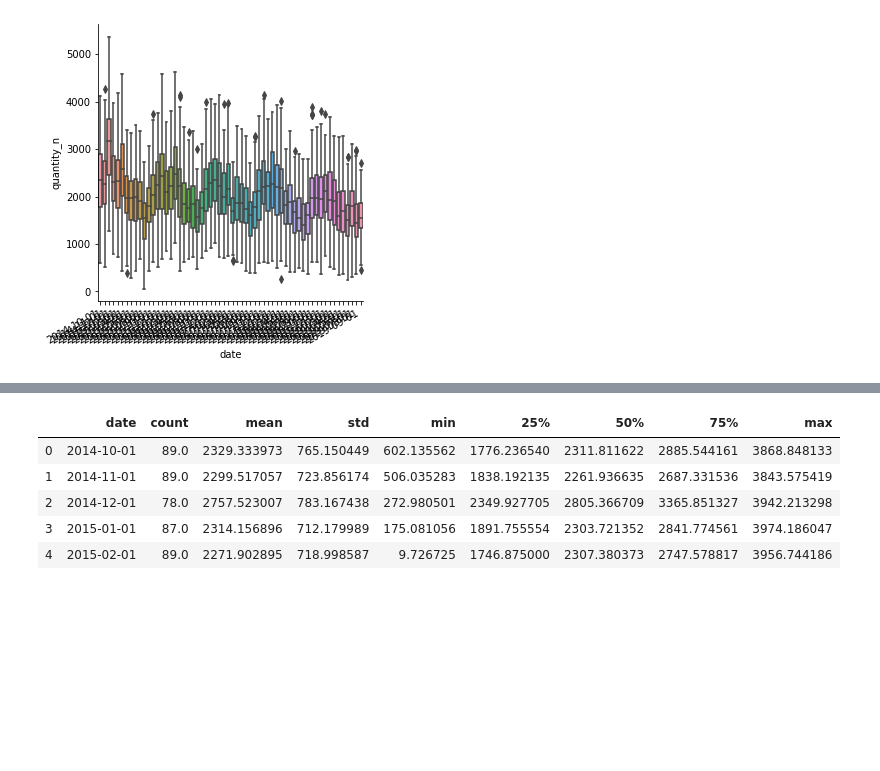
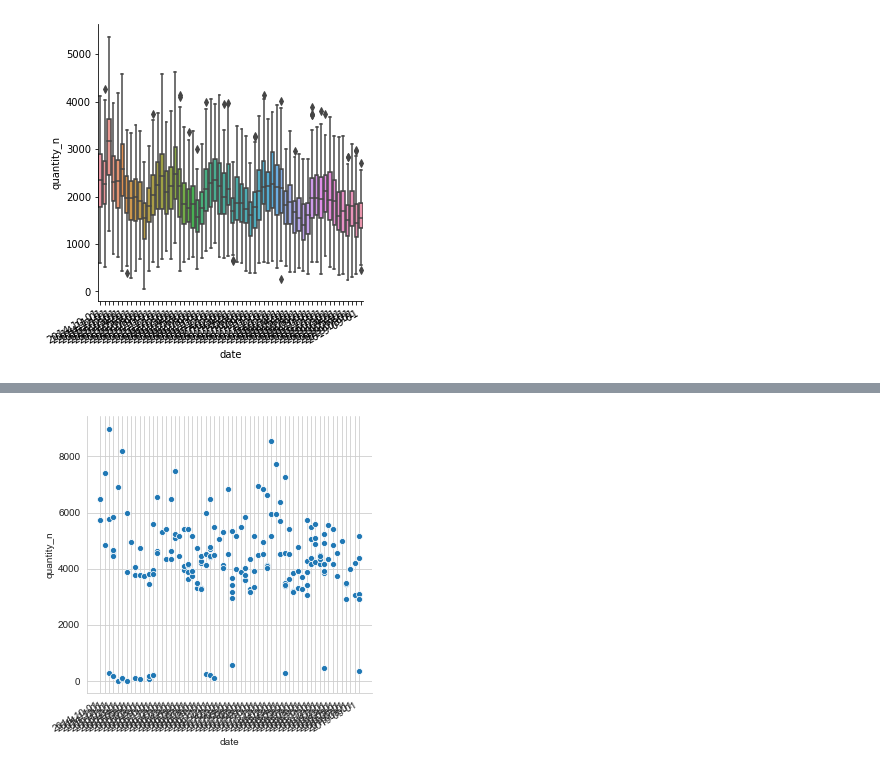
Before and after one commit to chrispyatt/parser, a Jupyter notebook: stats.ipynb, the cells around one changed output, grey strips where cells are left out. Cells and saved outputs as stored; diff of their text form; code cells hidden in the pictures; blank space fills up the shorter version.

```diff
--- a/stats.ipynb
+++ b/stats.ipynb
@@ -71,4 +111,8 @@ for sublist in outliers:
 # %%
 #making a dataframe with outlier values removed
 df1 = df[~df['quantity_n'].isin(out)]
-#print((df.shape, df1.shape))
+
+#making a dataframe of the outliers
+dfo = df[df['quantity_n'].isin(out)]
+
+#print(df.shape, df1.shape, dfo.shape)
@@ -112,10 +140,5 @@ g.fig.autofmt_xdate()
-# %%
-df1stats=df1.groupby('date')['quantity_n'].describe().reset_index()
-df1stats.head()
-# %% [output]
-|  | date | count | mean | std | min | 25% | 50% | 75% | max |
-| 0 | 2014-10-01 | 89.0 | 2329.333973 | 765.150449 | 602.135562 | 1776.236540 | 2311.811622 | 2885.544161 | 3868.848133 |
-| 1 | 2014-11-01 | 89.0 | 2299.517057 | 723.856174 | 506.035283 | 1838.192135 | 2261.936635 | 2687.331536 | 3843.575419 |
-| 2 | 2014-12-01 | 78.0 | 2757.523007 | 783.167438 | 272.980501 | 2349.927705 | 2805.366709 | 3365.851327 | 3942.213298 |
-| 3 | 2015-01-01 | 87.0 | 2314.156896 | 712.179989 | 175.081056 | 1891.755554 | 2303.721352 | 2841.774561 | 3974.186047 |
-| 4 | 2015-02-01 | 89.0 | 2271.902895 | 718.998587 | 9.726725 | 1746.875000 | 2307.380373 | 2747.578817 | 3956.744186 |
+# %%
+goutliers = sns.relplot(x='date', y='quantity_n', kind='scatter', ci='sd', data=dfo)
+goutliers.fig.autofmt_xdate()
+# %% [output]
+[figure, added]
```
Also changed, not shown: parts of 12 cells of this notebook.
